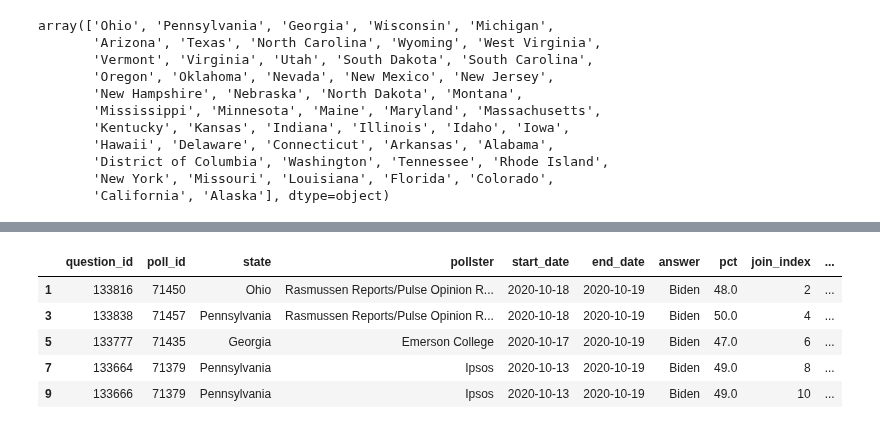
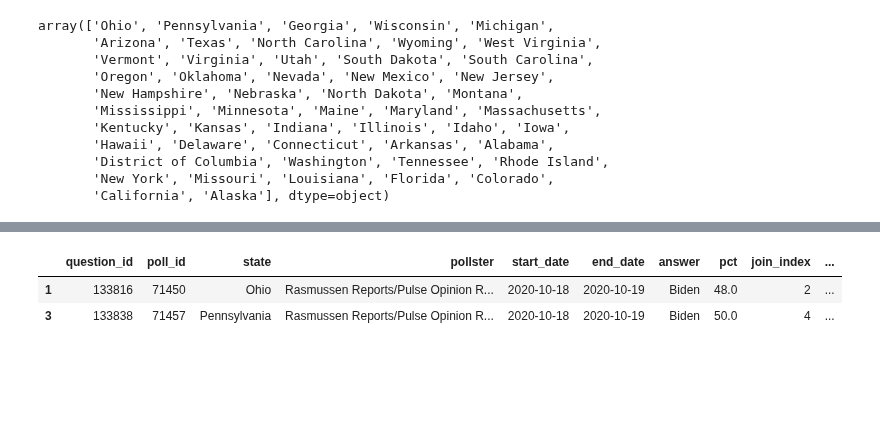
Before and after one commit to espSiyam/Data-Science--Analytics---AI-for-Business---the-Real-World-, a Jupyter notebook: Case Studies/US Presidential Election.ipynb, the cells around one changed output, grey strips where cells are left out. Cells and saved outputs as stored; diff of their text form; code cells hidden in the pictures; blank space fills up the shorter version.

```diff
--- a/Case Studies/US Presidential Election.ipynb
+++ b/Case Studies/US Presidential Election.ipynb
@@ -478,11 +478,8 @@ states = {
     "Wyoming": 3,
 }
 # %%
-grouped.head()
+grouped.head(2)
 # %% [output]
 |  | question_id | poll_id | state | pollster | start_date | end_date | answer | pct | join_index | ... |
 | 1 | 133816 | 71450 | Ohio | Rasmussen Reports/Pulse Opinion R... | 2020-10-18 | 2020-10-19 | Biden | 48.0 | 2 | ... |
 | 3 | 133838 | 71457 | Pennsylvania | Rasmussen Reports/Pulse Opinion R... | 2020-10-18 | 2020-10-19 | Biden | 50.0 | 4 | ... |
-| 5 | 133777 | 71435 | Georgia | Emerson College | 2020-10-17 | 2020-10-19 | Biden | 47.0 | 6 | ... |
-| 7 | 133664 | 71379 | Pennsylvania | Ipsos | 2020-10-13 | 2020-10-19 | Biden | 49.0 | 8 | ... |
-| 9 | 133666 | 71379 | Pennsylvania | Ipsos | 2020-10-13 | 2020-10-19 | Biden | 49.0 | 10 | ... |
```
Also changed, not shown: parts of 3 cells of this notebook.
